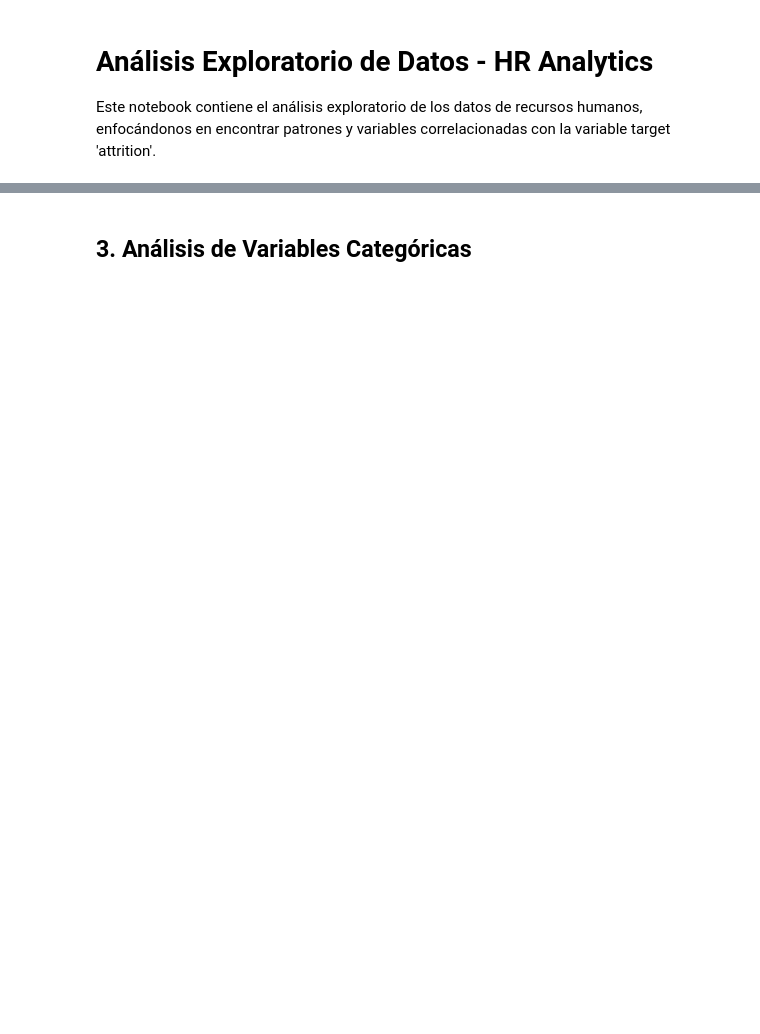
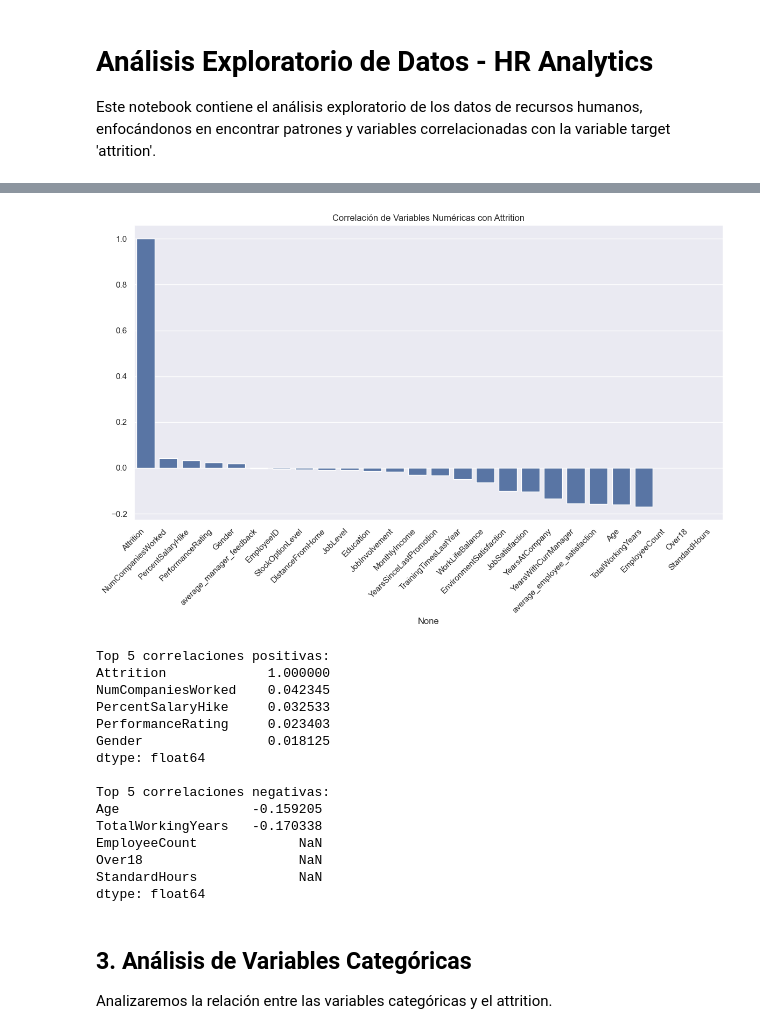
Before and after one commit to aladelca/metodologia_pc1, a Jupyter notebook: notebooks/analisis_exploratorio.ipynb, the cells around one changed output, grey strips where cells are left out. Saved outputs shown, nothing was run; the diff lists cells and outputs as text; code cells hidden in the pictures; blank space fills up the shorter version.

```diff
--- a/notebooks/analisis_exploratorio.ipynb
+++ b/notebooks/analisis_exploratorio.ipynb
@@ -42,23 +77,37 @@ print(attrition_pct)
 # %%
-# Seleccionar variables numéricas
-numeric_cols = df.select_dtypes(include=['int64', 'float64']).columns
+# Correlaciones con Attrition
+correlations = df[numeric_cols].corrwith(df['Attrition']).sort_values(ascending=False)
 
-# Calcular correlaciones con Attrition
-correlations = df[numeric_cols].corrwith(df['Attrition'])
-correlations = correlations.sort_values(ascending=False)
-
-# Visualizar correlaciones
 plt.figure(figsize=(12, 8))
-correlations.plot(kind='bar')
+sns.barplot(x=correlations.index, y=correlations.values)
+plt.xticks(rotation=45, ha='right')
 plt.title('Correlación de Variables Numéricas con Attrition')
-plt.xticks(rotation=45, ha='right')
 plt.tight_layout()
 plt.show()
 
 print('\nTop 5 correlaciones positivas:')
 print(correlations.head())
 print('\nTop 5 correlaciones negativas:')
 print(correlations.tail())
+# %% [output]
+[figure, added]
+Top 5 correlaciones positivas:
+Attrition             1.000000
+NumCompaniesWorked    0.042345
+PercentSalaryHike     0.032533
+PerformanceRating     0.023403
+Gender                0.018125
+dtype: float64
+
+Top 5 correlaciones negativas:
+Age                 -0.159205
+TotalWorkingYears   -0.170338
+EmployeeCount             NaN
+Over18                    NaN
+StandardHours             NaN
+dtype: float64
 # %% [markdown]
 ## 3. Análisis de Variables Categóricas
+
+Analizaremos la relación entre las variables categóricas y el attrition.
 # %%
```
Also changed, not shown: parts of 15 cells of this notebook, 4 other files.
